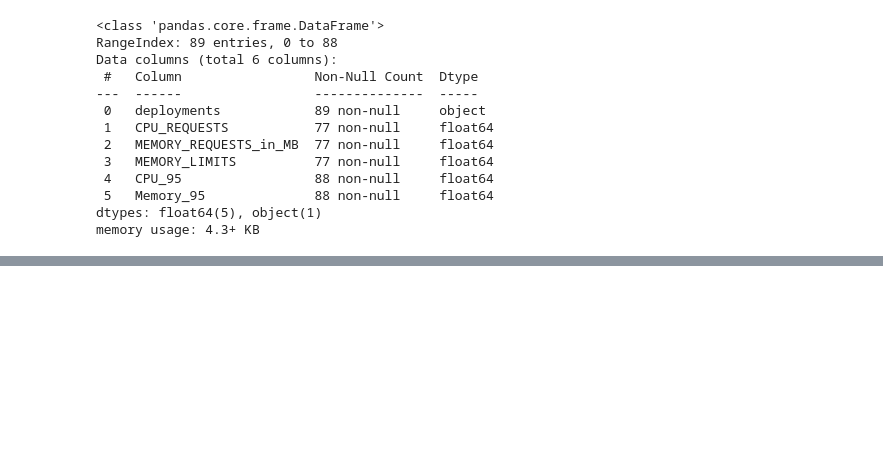
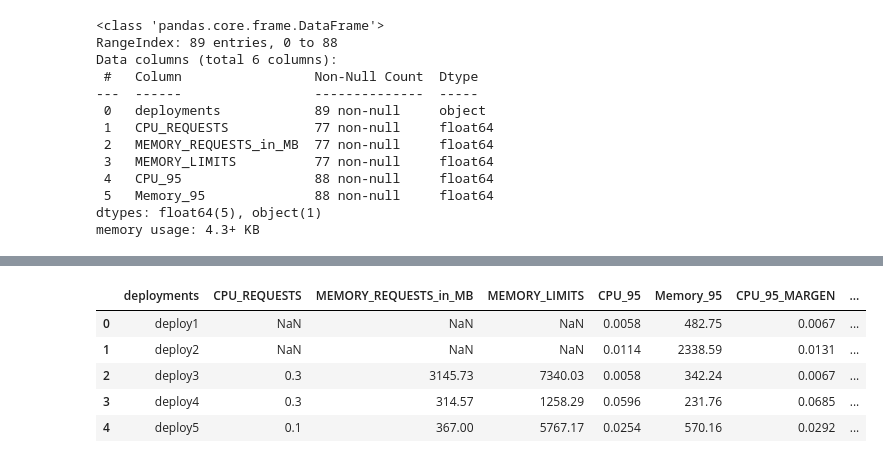
Before and after one commit to DanielEcheverri-Bosch/TFM-DanielEcheverri-Publico, a Jupyter notebook: Anexo_2_codigo_figuras_propias/Figuras_propias_codigo.ipynb, the cells around one changed output, grey strips where cells are left out. Cells and saved outputs as stored; diff of their text form; code cells hidden in the pictures; blank space fills up the shorter version.

```diff
--- a/Anexo_2_codigo_figuras_propias/Figuras_propias_codigo.ipynb
+++ b/Anexo_2_codigo_figuras_propias/Figuras_propias_codigo.ipynb
@@ -68,0 +62,32 @@ plt.show()
+# %%
+# CPU_SUBASIGNADO
+data['CPU_SUBASIGNADO'] = np.where(
+    data['CPU_REQUESTS'] < data['CPU_95'],
+    True,
+    False
+)
+data['CPU_SUBASIGNADO'] = data['CPU_SUBASIGNADO'] & data['CPU_REQUESTS'].notnull() & data['CPU_95'].notnull()
+
+# MEMORY_SUBASIGNADO
+data['MEMORY_SUBASIGNADO'] = np.where(
+    data['MEMORY_REQUESTS_in_MB'] < data['Memory_95'],
+    True,
+    False
+)
+data['MEMORY_SUBASIGNADO'] = data['MEMORY_SUBASIGNADO'] & data['MEMORY_REQUESTS_in_MB'].notnull() & data['Memory_95'].notnull()
+# %%
+# CPU_SOBREASIGNADO
+data['CPU_SOBREASIGNADO'] = np.where(
+    data['CPU_REQUESTS'] > data['CPU_95_MARGEN'],
+    True,
+    False
+)
+data['CPU_SOBREASIGNADO'] = data['CPU_SOBREASIGNADO'] & data['CPU_REQUESTS'].notnull() & data['CPU_95_MARGEN'].notnull()
+
+# MEMORY_SOBREASIGNADO
+data['MEMORY_SOBREASIGNADO'] = np.where(
+    data['MEMORY_REQUESTS_in_MB'] > data['MEMORY_95_MARGEN'],
+    True,
+    False
+)
+data['MEMORY_SOBREASIGNADO'] = data['MEMORY_SOBREASIGNADO'] & data['MEMORY_REQUESTS_in_MB'].notnull() & data['MEMORY_95_MARGEN'].notnull()
@@ -68,0 +100,9 @@ plt.show()
+# %%
+data.head()
+# %% [output]
+|  | deployments | CPU_REQUESTS | MEMORY_REQUESTS_in_MB | MEMORY_LIMITS | CPU_95 | Memory_95 | CPU_95_MARGEN | ... |
+| 0 | deploy1 | NaN | NaN | NaN | 0.0058 | 482.75 | 0.0067 | ... |
+| 1 | deploy2 | NaN | NaN | NaN | 0.0114 | 2338.59 | 0.0131 | ... |
+| 2 | deploy3 | 0.3 | 3145.73 | 7340.03 | 0.0058 | 342.24 | 0.0067 | ... |
+| 3 | deploy4 | 0.3 | 314.57 | 1258.29 | 0.0596 | 231.76 | 0.0685 | ... |
+| 4 | deploy5 | 0.1 | 367.00 | 5767.17 | 0.0254 | 570.16 | 0.0292 | ... |
```
Also changed, not shown: parts of 10 cells of this notebook, 2 other files.
